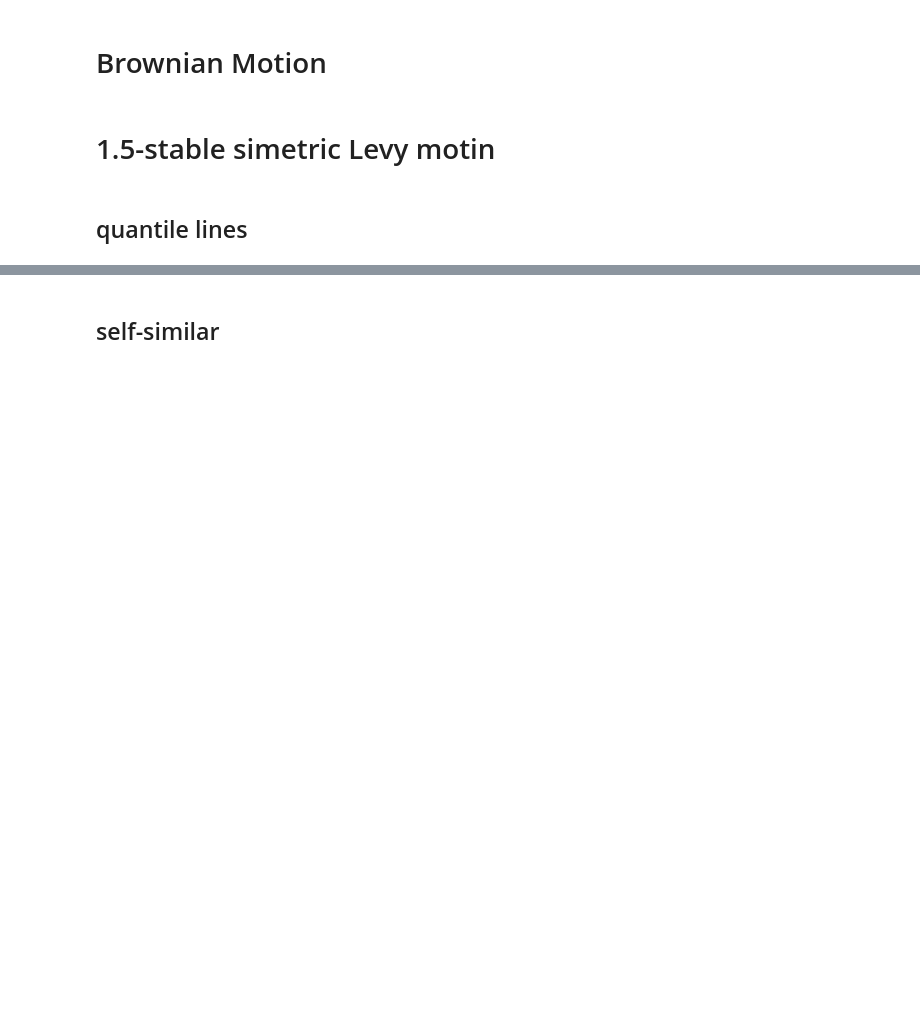
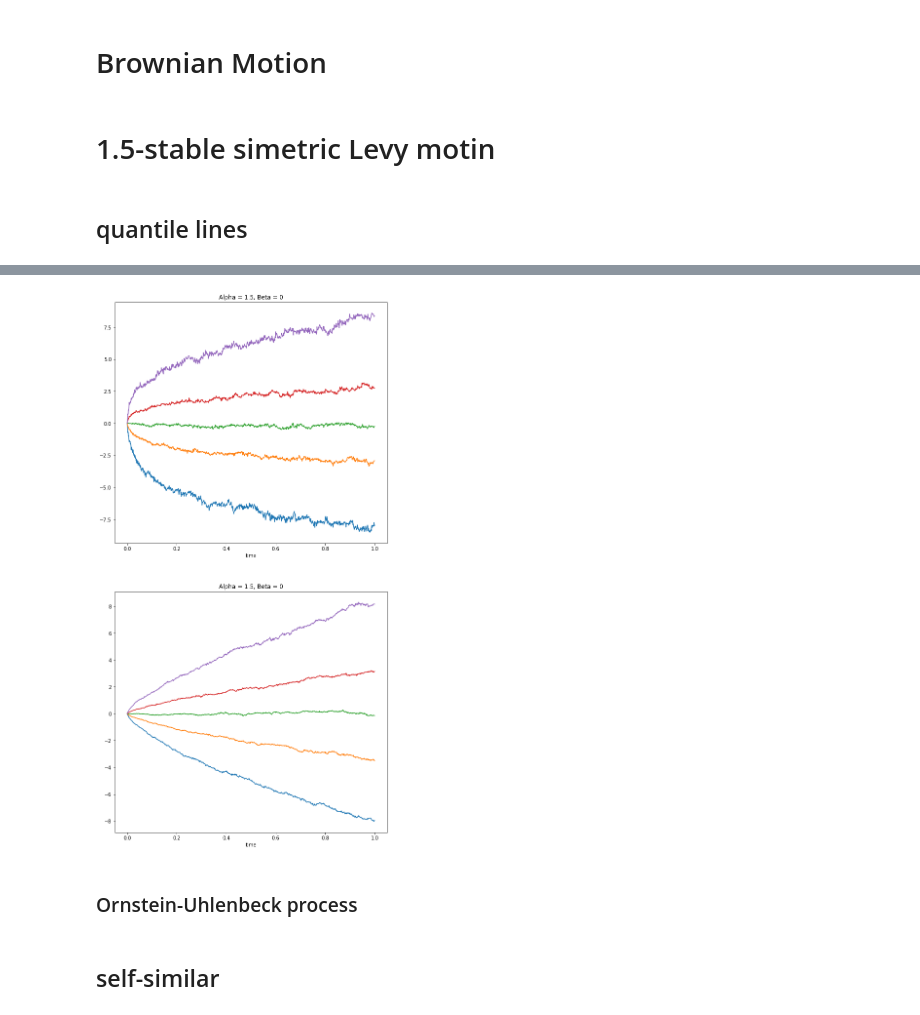
Before and after one commit to chwilko/CSoS, a Jupyter notebook: Python3/Task_list_3/Task_1.ipynb, the cells around one changed output, grey strips where cells are left out. Saved outputs shown, nothing was run; the diff lists cells and outputs as text; code cells hidden in the pictures; blank space fills up the shorter version.

```diff
--- a/Python3/Task_list_3/Task_1.ipynb
+++ b/Python3/Task_list_3/Task_1.ipynb
@@ -61,0 +150,33 @@ ax_q.set_title(f"Alpha = {alpha}, Beta = {beta}");
+# %%
+
+@cache("get_FSM1_5_03")
+def get_FSM1_5_03():
+    return integral_form_simulation(0.3, 1.5, 0, N_trajectories=M)
+
+@cache("get_FSM1_5_07")
+def get_FSM1_5_07():
+    return integral_form_simulation(0.7, 1.5, 0, N_trajectories=M)
+
+FSM1_5_03 = get_FSM1_5_03(use_cache=False)
+FSM1_5_07 = get_FSM1_5_07(use_cache=False)
+# %%
+
+Quantile_FSM1_5_03 = np.zeros([len(ps), N-1])
+for Np, p in enumerate(ps):
+    Quantile_FSM1_5_03[Np,:] = np.squeeze(equantile_proces(FSM1_5_03[1], p))
+
+
+Quantile_FSM1_5_07 = np.zeros([len(ps), N-1])
+for Np, p in enumerate(ps):
+    Quantile_FSM1_5_07[Np,:] = np.squeeze(equantile_proces(FBS_07[1], p))
+# %%
+fig_q, axs_q = plt.subplots(nrows = 2, ncols = 1, figsize = ( Image_width, 2 * Image_width))
+for i, X in enumerate([Quantile_FSM1_5_03, Quantile_FSM1_5_07]):
+    ax_q = axs_q[i]
+    ax_q.plot(t[:-1], X.T);
+    ax_q.set_xlabel("time")
+    ax_q.set_title(f"Alpha = {alpha15}, Beta = {beta15}");
+# %% [output]
+[figure, added]
+# %% [markdown]
+### Ornstein-Uhlenbeck process
```
Also changed, not shown: parts of 47 cells of this notebook, 13 other files.
